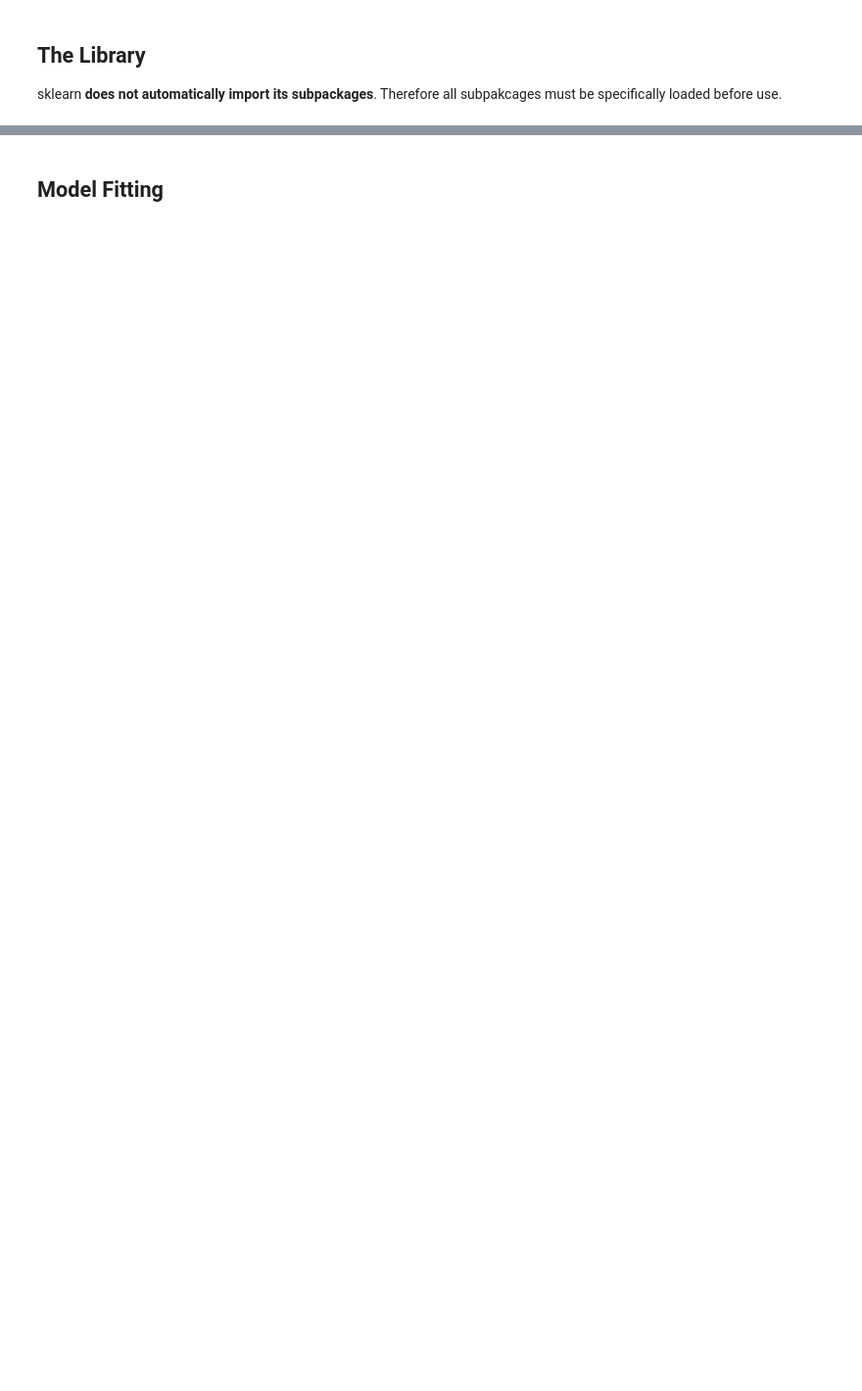
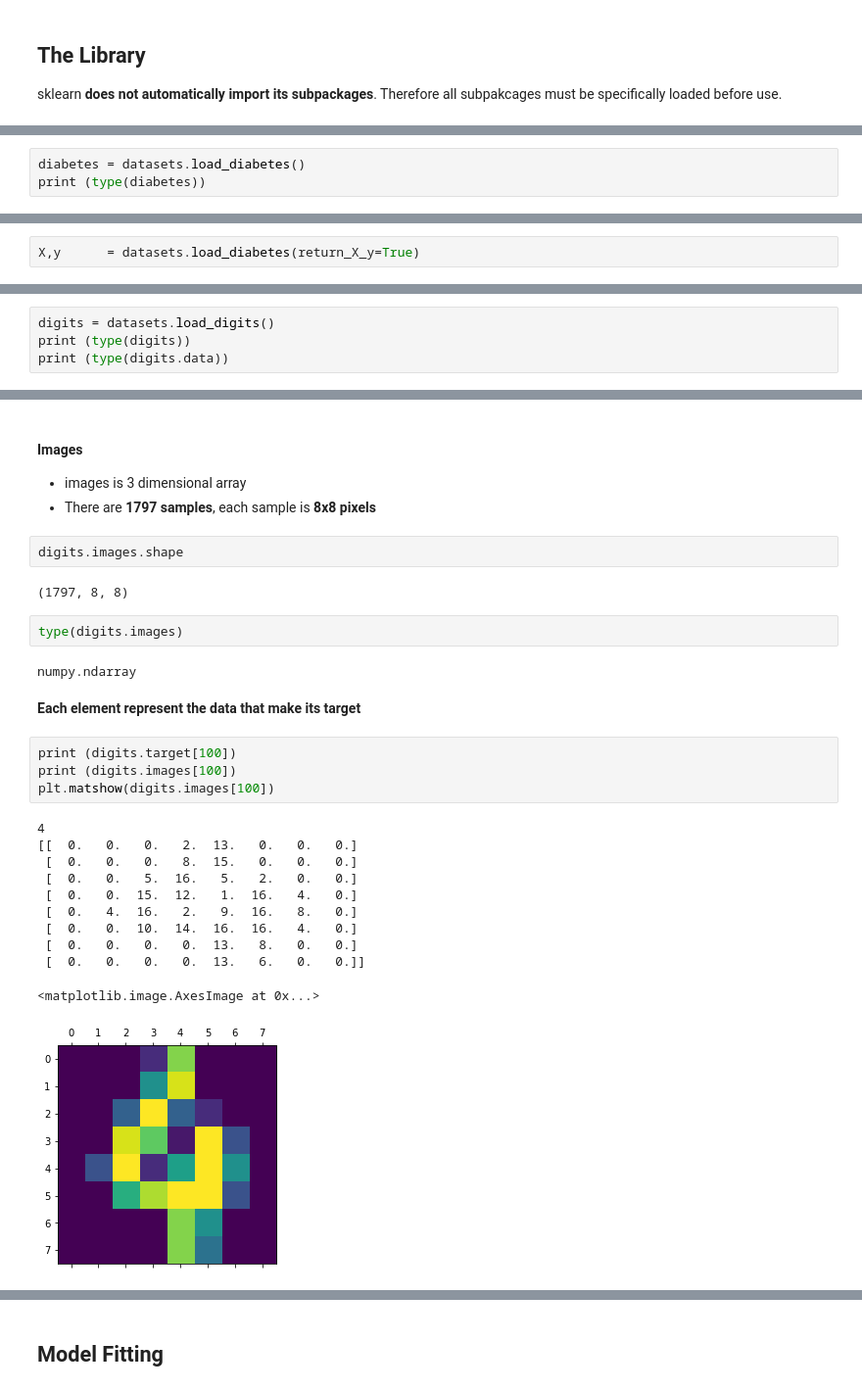
Before and after one commit to yongks/python_book, a Jupyter notebook: 05-sklearn.ipynb, the cells around one changed output, grey strips where cells are left out. Shown at 98% size. Saved outputs shown, nothing was run; the diff lists cells and outputs as text; blank space fills up the shorter version.

```diff
--- a/05-sklearn.ipynb
+++ b/05-sklearn.ipynb
@@ -41,0 +64,3 @@ import statsmodels.formula.api as smf
+# %%
+diabetes = datasets.load_diabetes()
+print (type(diabetes))
@@ -41,0 +92,2 @@ import statsmodels.formula.api as smf
+# %%
+X,y      = datasets.load_diabetes(return_X_y=True)
@@ -41,0 +103,4 @@ import statsmodels.formula.api as smf
+# %%
+digits = datasets.load_digits()
+print (type(digits))
+print (type(digits.data))
@@ -41,0 +128,30 @@ import statsmodels.formula.api as smf
+# %% [markdown]
+#### Images
+- images is 3 dimensional array
+- There are **1797 samples**, each sample is **8x8 pixels**
+# %%
+digits.images.shape
+# %% [output]
+(1797, 8, 8)
+# %%
+type(digits.images)
+# %% [output]
+numpy.ndarray
+# %% [markdown]
+**Each element represent the data that make its target**
+# %%
+print (digits.target[100])
+print (digits.images[100])
+plt.matshow(digits.images[100])
+# %% [output]
+4
+[[  0.   0.   0.   2.  13.   0.   0.   0.]
+ [  0.   0.   0.   8.  15.   0.   0.   0.]
+ [  0.   0.   5.  16.   5.   2.   0.   0.]
+ [  0.   0.  15.  12.   1.  16.   4.   0.]
+ [  0.   4.  16.   2.   9.  16.   8.   0.]
+ [  0.   0.  10.  14.  16.  16.   4.   0.]
+ [  0.   0.   0.   0.  13.   8.   0.   0.]
+ [  0.   0.   0.   0.  13.   6.   0.   0.]]
+<matplotlib.image.AxesImage at 0x...>
+[figure, added]
```
Also changed, not shown: parts of 55 cells of this notebook, 20 other files.
